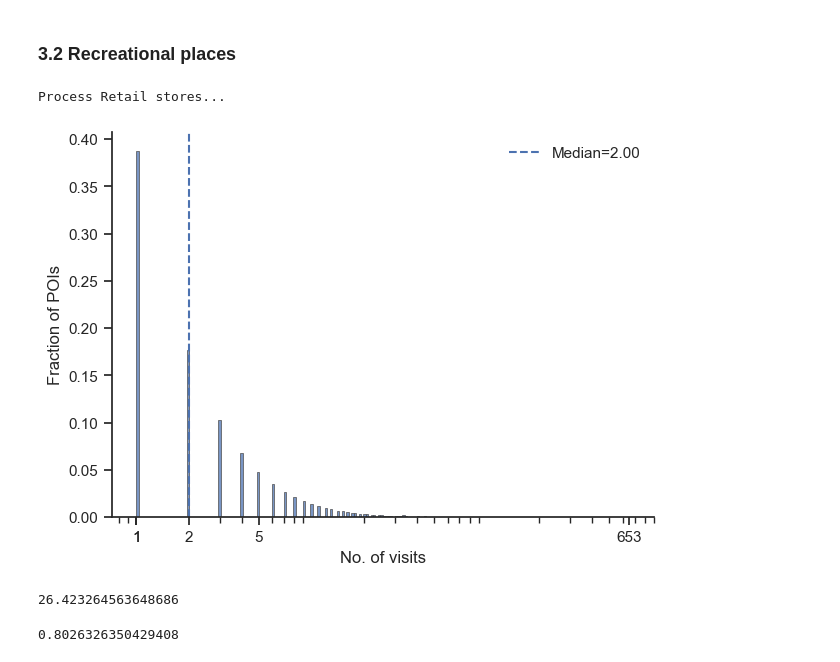
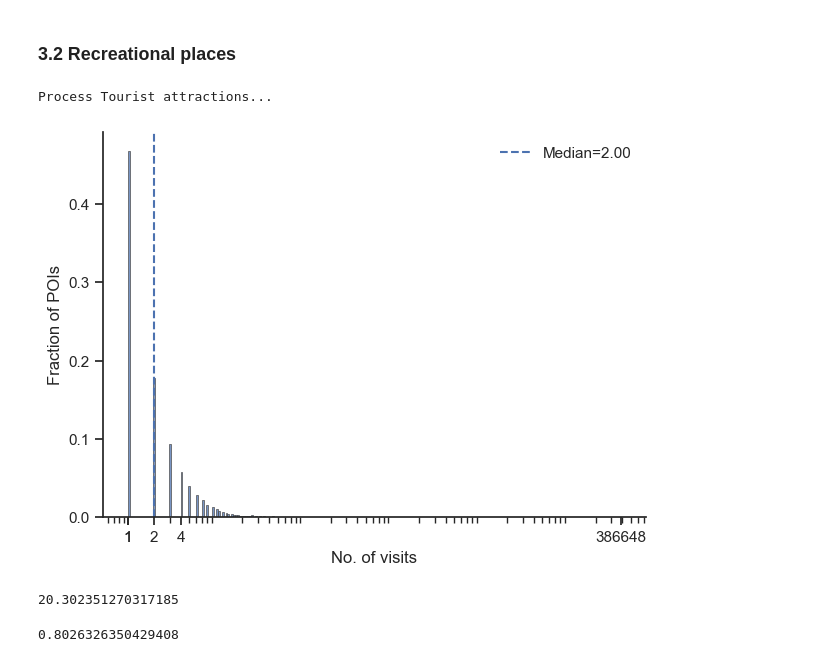
Before and after one commit to MobiSegInsights/nine-euro-ticket-de, a Jupyter notebook: src/14-visitation-patterns.ipynb, the cells around one changed output. Cells and saved outputs as stored; diff of their text form; code cells hidden in the pictures.

```diff
--- a/src/14-visitation-patterns.ipynb
+++ b/src/14-visitation-patterns.ipynb
@@ -515,22 +647,22 @@ df_sup.loc[df_sup.name.isin(supermarket_list), :].\
 # %% [markdown]
 ### 3.2 Recreational places
 # %%
-lb = labels4test[3]
+lb = 'Tourist attractions'
 print(f'Process {lb}...')
-df_v = pd.read_parquet(f"dbs/visits_day/{lb}.parquet")
+df_v = pd.read_parquet(f"dbs/visits_day_sg/{lb}.parquet")
 
 var = 'num_visits'
 one_column_distr(data=df_v, col=var,
                  col_name='No. of visits',
                  xticks=ticks_q(data=df_v, var=var),
                  filename=lb)
 # %% [output]
-Process Retail stores...
+Process Tourist attractions...
-[figure, old version]
+[figure, new version]
 # %%
 len(df_v.loc[df_v['num_visits'] >= 5, :]) / len(df_v) * 100
 # %% [output]
-26.423264563648686
+20.302351270317185
 # %%
 # Check OSM objects' time coverage
 tqdm.pandas()
```
Also changed, not shown: parts of 57 cells of this notebook, 20 other files.
